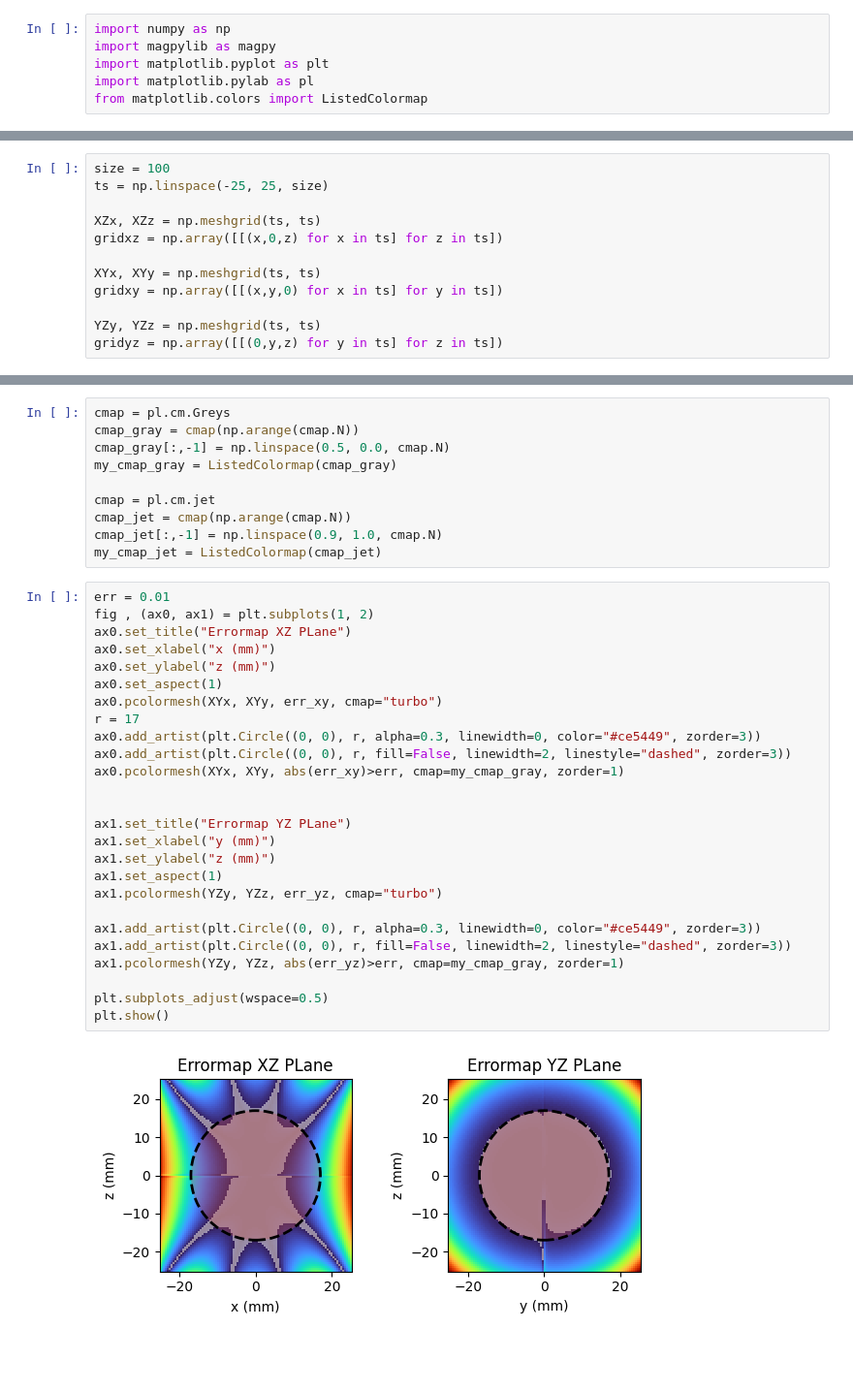
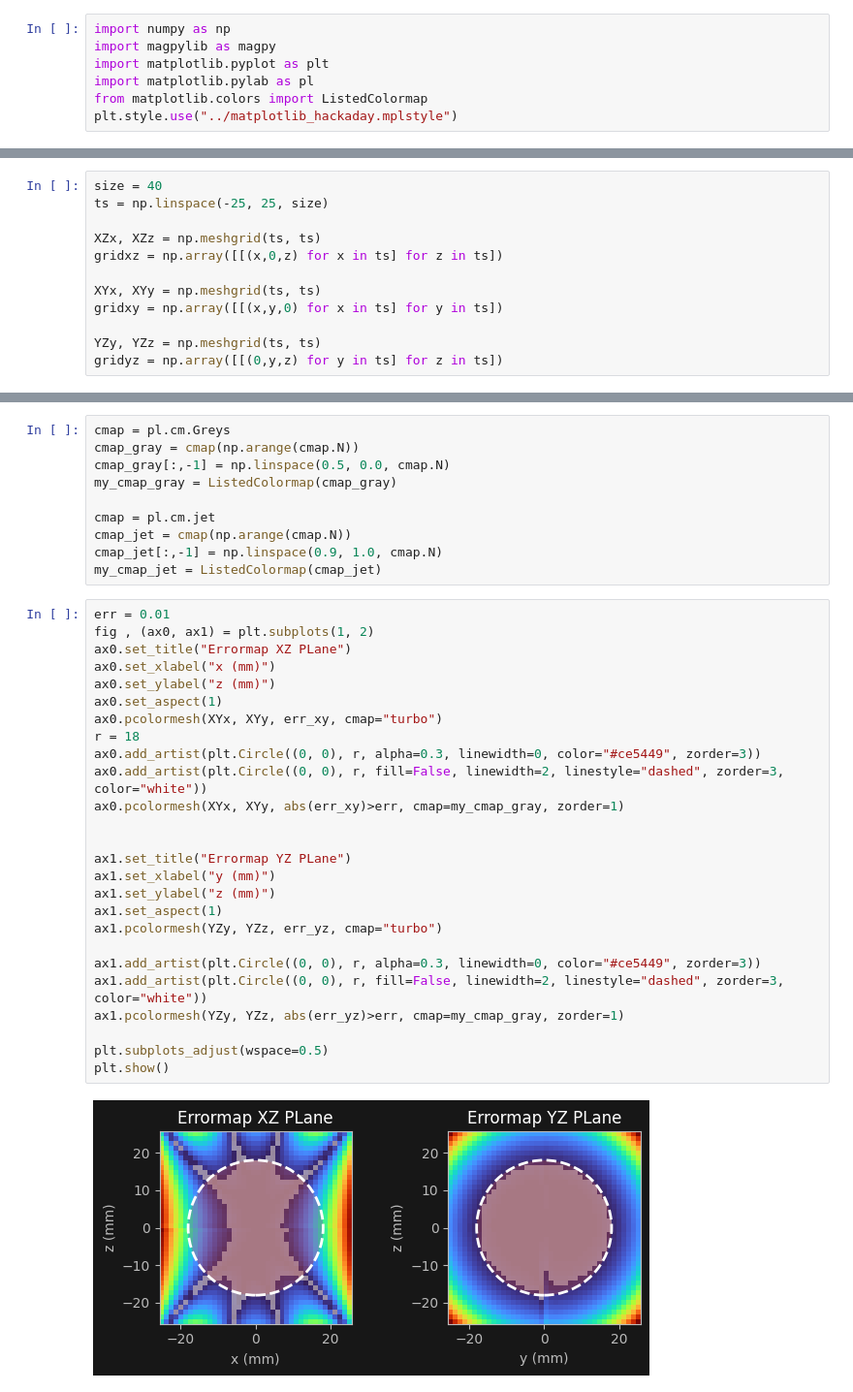
Before and after one commit to DavideRuzza/MiniMri, a Jupyter notebook: Gradient_coil/grad_coil_field_sim.ipynb, the cells around one changed output, grey strips where cells are left out. Shown at 97% size. Cells and saved outputs as stored; diff of their text form; blank space fills up the shorter version.

```diff
--- a/Gradient_coil/grad_coil_field_sim.ipynb
+++ b/Gradient_coil/grad_coil_field_sim.ipynb
@@ -4,6 +4,7 @@ import magpylib as magpy
 import matplotlib.pyplot as plt
 import matplotlib.pylab as pl
 from matplotlib.colors import ListedColormap
+plt.style.use("../matplotlib_hackaday.mplstyle")
 # %%
 mu0 = 4*np.pi*1e-7 # T*m/A
 gamma_h = 42.5756  # MHz/T
@@ -34,5 +35,5 @@ tot_coil.show()
 # %%
-size = 100
+size = 40
 ts = np.linspace(-25, 25, size)
 
 XZx, XZz = np.meshgrid(ts, ts)
@@ -154,28 +158,28 @@ my_cmap_jet = ListedColormap(cmap_jet)
 # %%
 err = 0.01
 fig , (ax0, ax1) = plt.subplots(1, 2)
 ax0.set_title("Errormap XZ PLane")
 ax0.set_xlabel("x (mm)")
 ax0.set_ylabel("z (mm)")
 ax0.set_aspect(1)
 ax0.pcolormesh(XYx, XYy, err_xy, cmap="turbo")
-r = 17
+r = 18
 ax0.add_artist(plt.Circle((0, 0), r, alpha=0.3, linewidth=0, color="#ce5449", zorder=3))
-ax0.add_artist(plt.Circle((0, 0), r, fill=False, linewidth=2, linestyle="dashed", zorder=3))
+ax0.add_artist(plt.Circle((0, 0), r, fill=False, linewidth=2, linestyle="dashed", zorder=3, color="white"))
 ax0.pcolormesh(XYx, XYy, abs(err_xy)>err, cmap=my_cmap_gray, zorder=1)
 
 
 ax1.set_title("Errormap YZ PLane")
 ax1.set_xlabel("y (mm)")
 ax1.set_ylabel("z (mm)")
 ax1.set_aspect(1)
 ax1.pcolormesh(YZy, YZz, err_yz, cmap="turbo")
 
 ax1.add_artist(plt.Circle((0, 0), r, alpha=0.3, linewidth=0, color="#ce5449", zorder=3))
-ax1.add_artist(plt.Circle((0, 0), r, fill=False, linewidth=2, linestyle="dashed", zorder=3))
+ax1.add_artist(plt.Circle((0, 0), r, fill=False, linewidth=2, linestyle="dashed", zorder=3, color="white"))
 ax1.pcolormesh(YZy, YZz, abs(err_yz)>err, cmap=my_cmap_gray, zorder=1)
 
 plt.subplots_adjust(wspace=0.5)
 plt.show()
 # %% [output]
-[figure, old version]
+[figure, new version]
```
Also changed, not shown: parts of 4 cells of this notebook, 2 other files.
